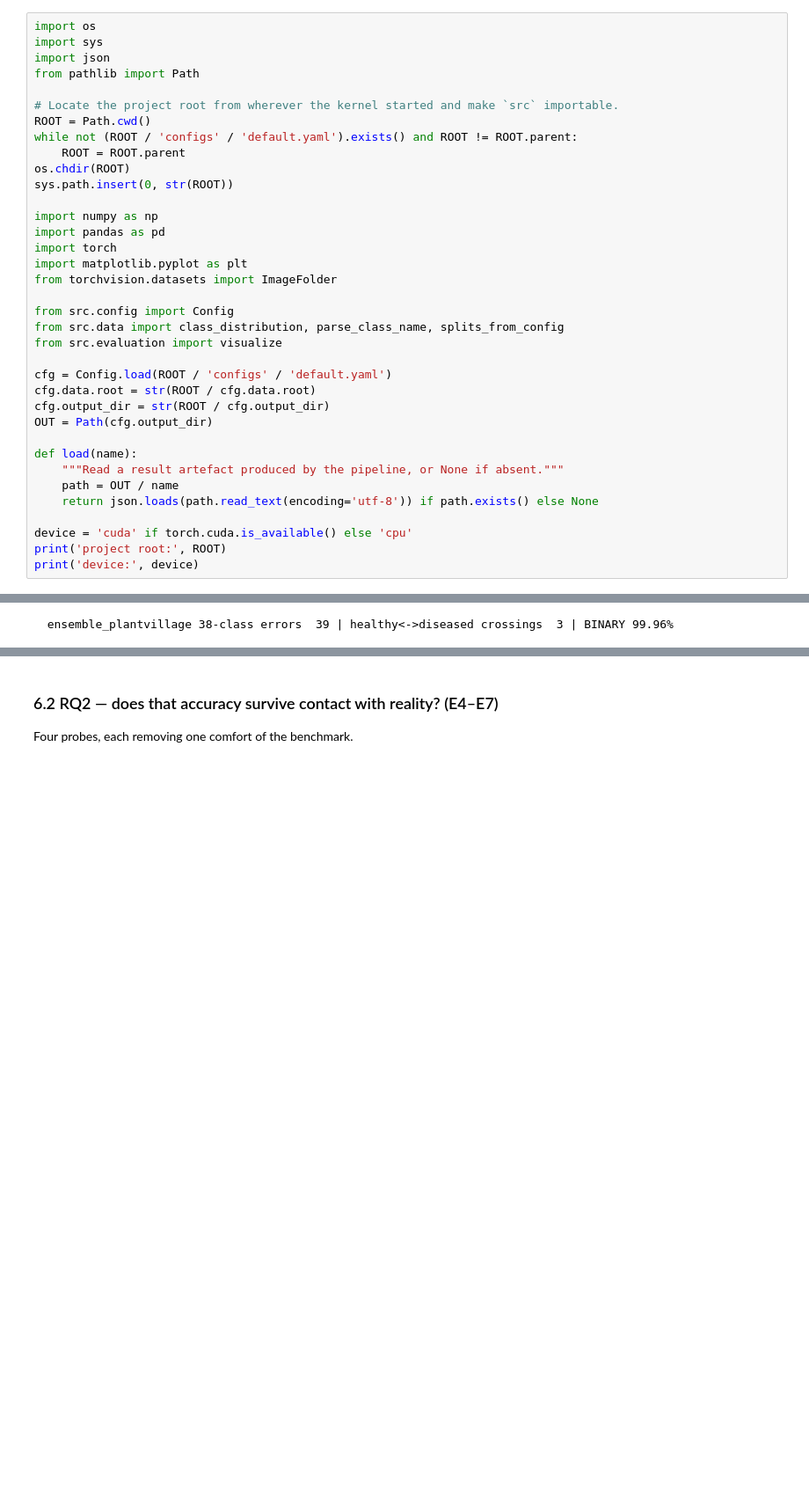
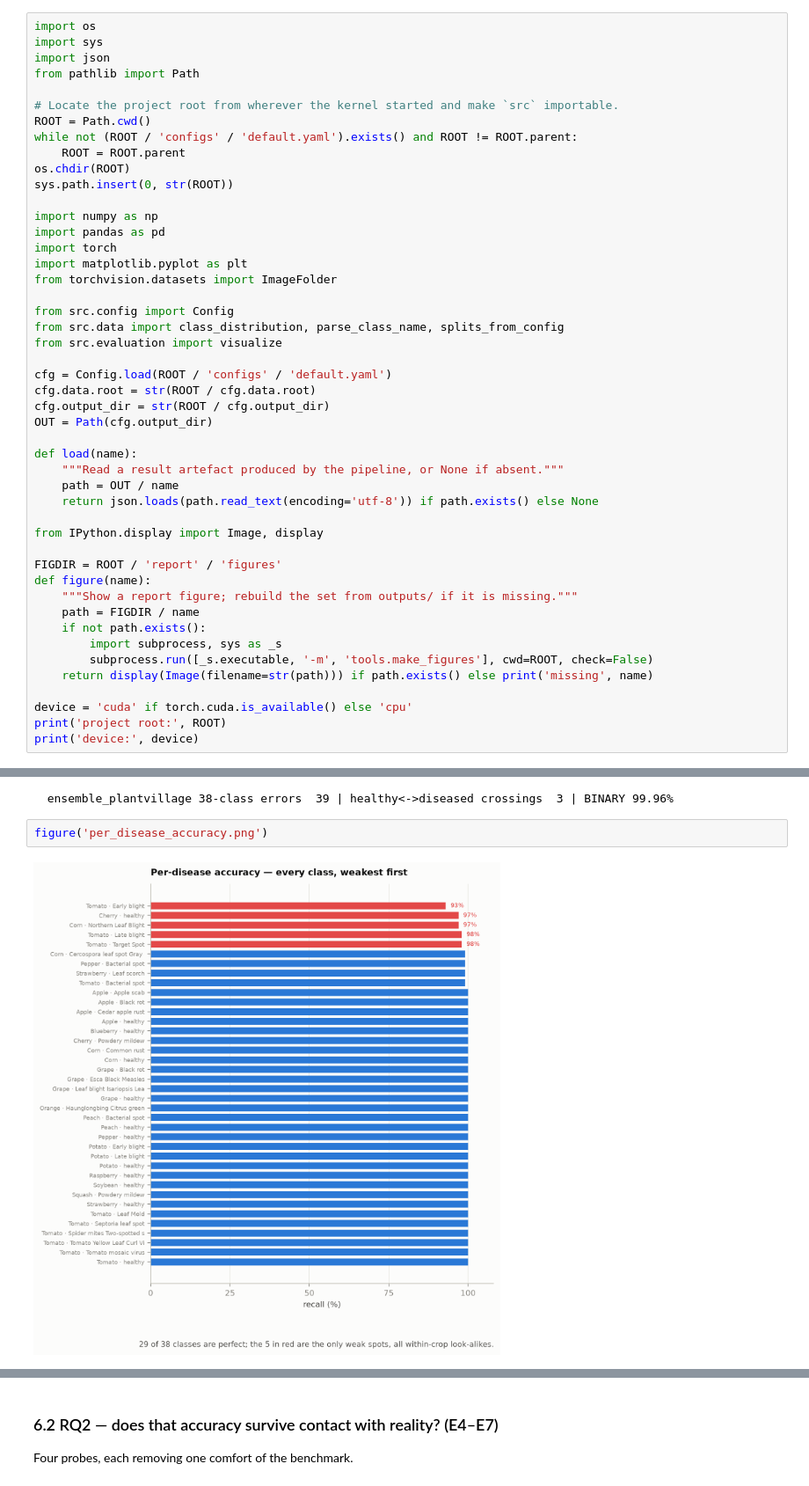
Before and after one commit to Mio812/plant-disease-detection, a Jupyter notebook: notebooks/plant_disease_detection.ipynb, the cells around one changed output, grey strips where cells are left out. Shown at 88% size. Drawn from its saved outputs; the diff is of its cells as text; blank space fills up the shorter version.

```diff
--- a/notebooks/plant_disease_detection.ipynb
+++ b/notebooks/plant_disease_detection.ipynb
@@ -58,6 +58,17 @@ def load(name):
     path = OUT / name
     return json.loads(path.read_text(encoding='utf-8')) if path.exists() else None
 
+from IPython.display import Image, display
+
+FIGDIR = ROOT / 'report' / 'figures'
+def figure(name):
+    """Show a report figure; rebuild the set from outputs/ if it is missing."""
+    path = FIGDIR / name
+    if not path.exists():
+        import subprocess, sys as _s
+        subprocess.run([_s.executable, '-m', 'tools.make_figures'], cwd=ROOT, check=False)
+    return display(Image(filename=str(path))) if path.exists() else print('missing', name)
+
 device = 'cuda' if torch.cuda.is_available() else 'cpu'
 print('project root:', ROOT)
 print('device:', device)
@@ -286,3 +297,7 @@ for tag in ['custom_cnn', 'resnet18', 'mobilenet_v2', 'ensemble_plantvillage']:
         print(f'  {tag:14s} 38-class errors {r[1]:3d} | healthy<->diseased crossings {r[2]:2d} | BINARY {r[0]:.2f}%')
 # %% [output]
   ensemble_plantvillage 38-class errors  39 | healthy<->diseased crossings  3 | BINARY 99.96%
+# %%
+figure('per_disease_accuracy.png')
+# %% [output]
+[figure, added]
```
Also changed, not shown: parts of 11 cells of this notebook, 1 other file.
